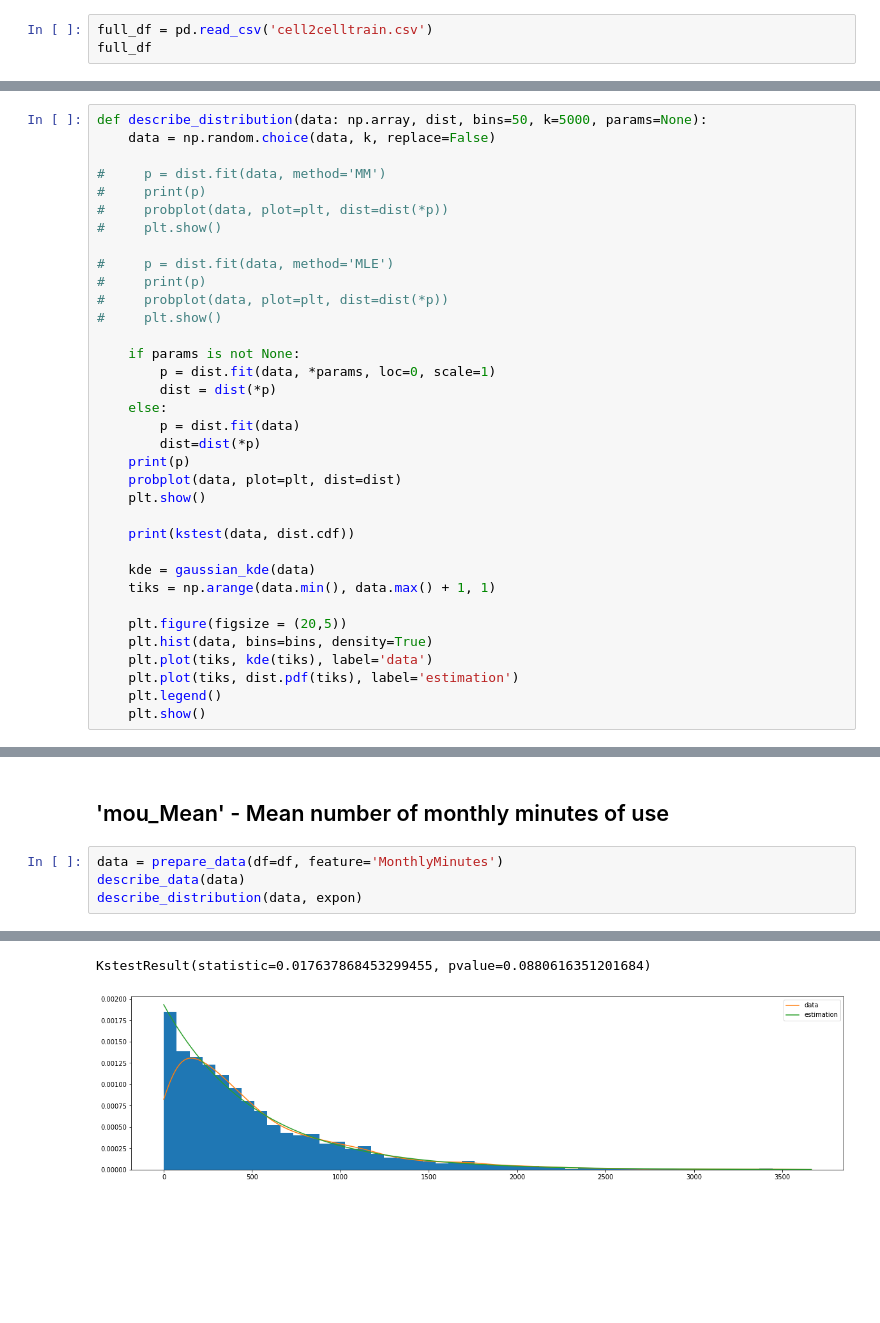
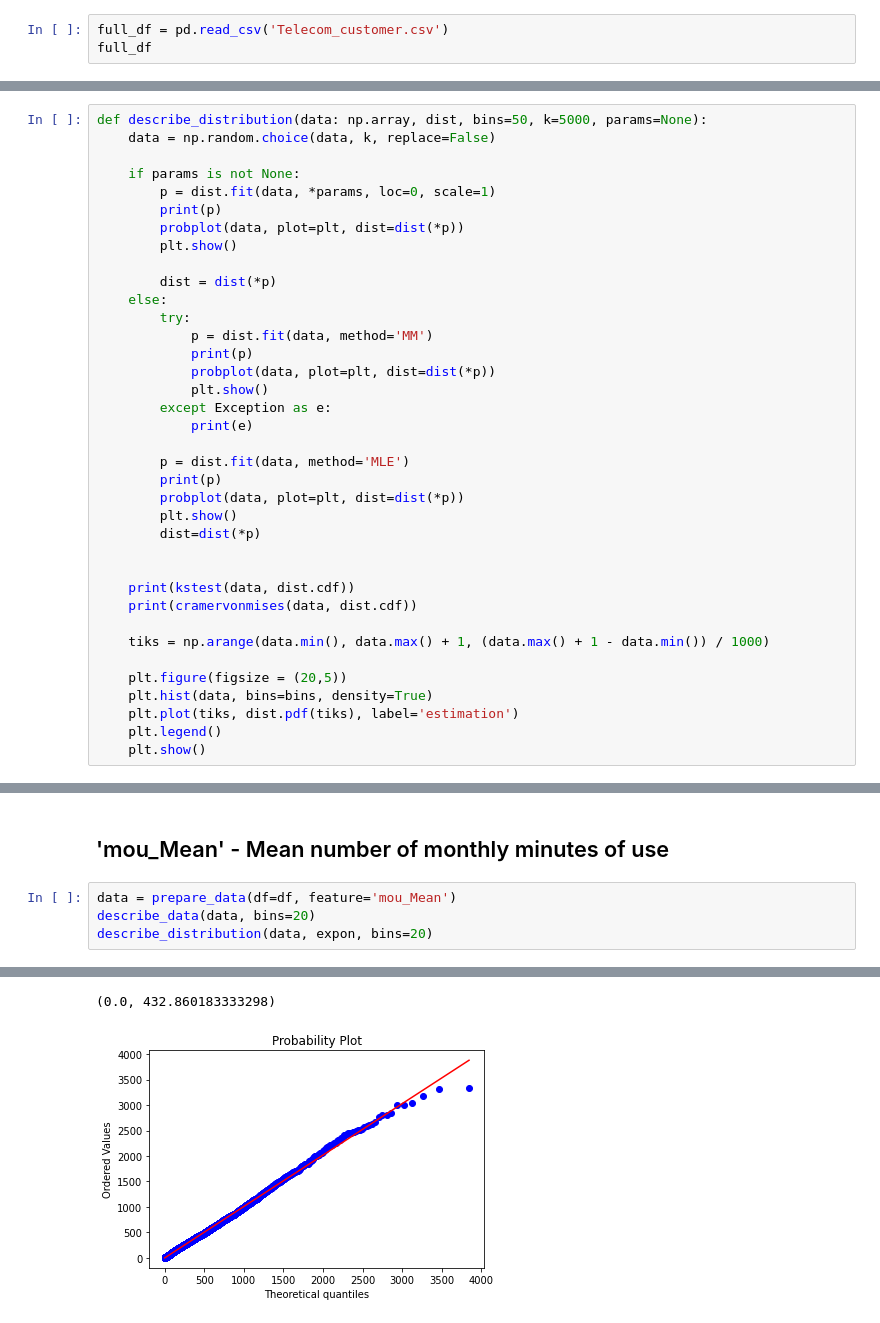
Before and after one commit to zuevmaxim/m-m2021, a Jupyter notebook: lab1.ipynb, the cells around one changed output, grey strips where cells are left out. Drawn from its saved outputs; the diff is of its cells as text; blank space fills up the shorter version.

```diff
--- a/lab1.ipynb
+++ b/lab1.ipynb
@@ -65,6 +65,6 @@ def find_distribution(d: np.array, timeout=50):
         else:
             print(dist_name, "fail", res.pvalue)
 # %%
-full_df = pd.read_csv('cell2celltrain.csv')
+full_df = pd.read_csv('Telecom_customer.csv')
 full_df
 # %% [output]
@@ -197,34 +204,36 @@ four_modal.shapes = 'm0, v0, p0, m1, v1, p1, m2, v2, p2, m3, v3'
 def describe_distribution(data: np.array, dist, bins=50, k=5000, params=None):
     data = np.random.choice(data, k, replace=False)
 
-#     p = dist.fit(data, method='MM')
-#     print(p)
-#     probplot(data, plot=plt, dist=dist(*p))
-#     plt.show()
-
-#     p = dist.fit(data, method='MLE')
-#     print(p)
-#     probplot(data, plot=plt, dist=dist(*p))
-#     plt.show()
-
     if params is not None:
         p = dist.fit(data, *params, loc=0, scale=1)
+        print(p)
+        probplot(data, plot=plt, dist=dist(*p))
+        plt.show()
+
         dist = dist(*p)
     else:
-        p = dist.fit(data)
+        try:
+            p = dist.fit(data, method='MM')
+            print(p)
+            probplot(data, plot=plt, dist=dist(*p))
+            plt.show()
+        except Exception as e:
+            print(e)
+
+        p = dist.fit(data, method='MLE')
+        print(p)
+        probplot(data, plot=plt, dist=dist(*p))
+        plt.show()
         dist=dist(*p)
-    print(p)
-    probplot(data, plot=plt, dist=dist)
-    plt.show()
+
 
     print(kstest(data, dist.cdf))
+    print(cramervonmises(data, dist.cdf))
 
-    kde = gaussian_kde(data)
-    tiks = np.arange(data.min(), data.max() + 1, 1)
+    tiks = np.arange(data.min(), data.max() + 1, (data.max() + 1 - data.min()) / 1000)
 
     plt.figure(figsize = (20,5))
     plt.hist(data, bins=bins, density=True)
-    plt.plot(tiks, kde(tiks), label='data')
     plt.plot(tiks, dist.pdf(tiks), label='estimation')
     plt.legend()
     plt.show()
@@ -259,8 +263,8 @@ KstestResult(statistic=0.031998779137004885, pvalue=6.984121478428073e-05)
 # %% [markdown]
 ## 'mou_Mean' - Mean number of monthly minutes of use
 # %%
-data = prepare_data(df=df, feature='MonthlyMinutes')
-describe_data(data)
-describe_distribution(data, expon)
+data = prepare_data(df=df, feature='mou_Mean')
+describe_data(data, bins=20)
+describe_distribution(data, expon, bins=20)
 # %% [output]
                  0
@@ -279,2 +283,2 @@ max    3804.000000
-KstestResult(statistic=0.017637868453299455, pvalue=0.0880616351201684)
+(0.0, 432.860183333298)
-[figure, old version]
+[figure, new version]
```
Also changed, not shown: parts of 19 cells of this notebook.
